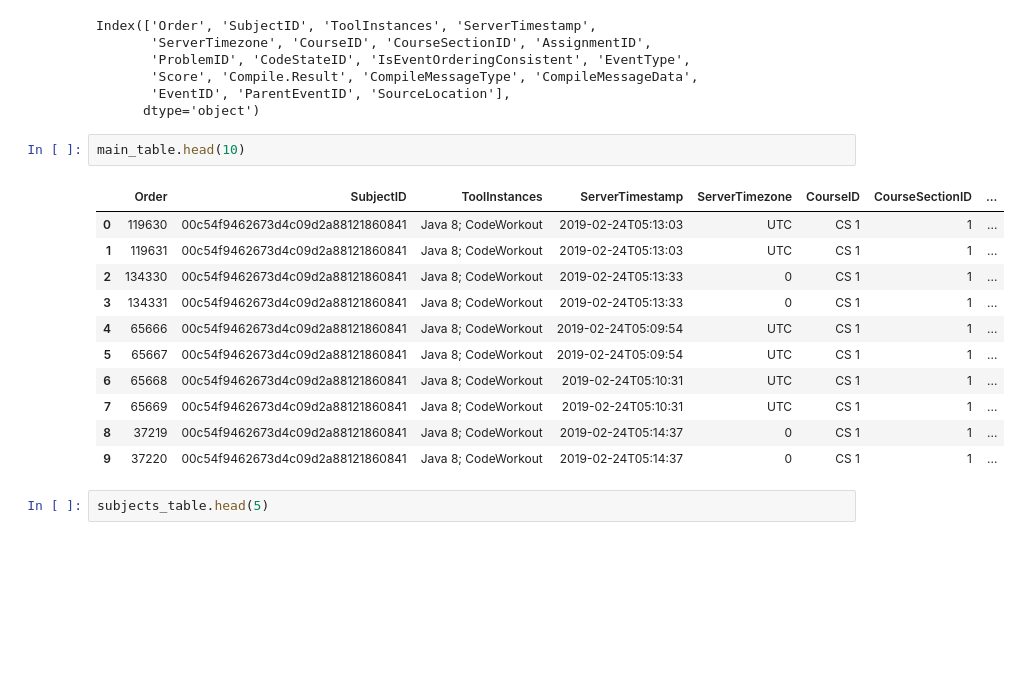
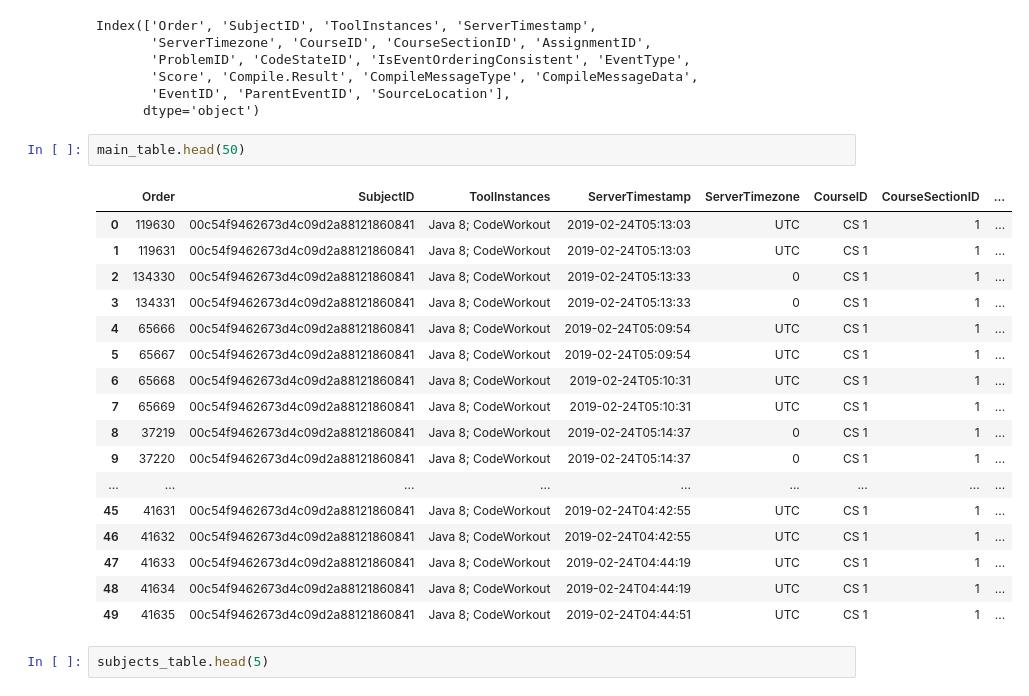
Before and after one commit to Khallina/EduData, a Jupyter notebook: eda.ipynb, the cells around one changed output. Saved outputs shown, nothing was run; the diff lists cells and outputs as text; blank space fills up the shorter version.

```diff
--- a/eda.ipynb
+++ b/eda.ipynb
@@ -15,19 +15,25 @@ Index(['Order', 'SubjectID', 'ToolInstances', 'ServerTimestamp',
        'EventID', 'ParentEventID', 'SourceLocation'],
       dtype='object')
 # %%
-main_table.head(10)
+main_table.head(50)
 # %% [output]
 |  | Order | SubjectID | ToolInstances | ServerTimestamp | ServerTimezone | CourseID | CourseSectionID | ... |
 | 0 | 119630 | 00c54f9462673d4c09d2a88121860841 | Java 8; CodeWorkout | 2019-02-24T05:13:03 | UTC | CS 1 | 1 | ... |
 | 1 | 119631 | 00c54f9462673d4c09d2a88121860841 | Java 8; CodeWorkout | 2019-02-24T05:13:03 | UTC | CS 1 | 1 | ... |
 | 2 | 134330 | 00c54f9462673d4c09d2a88121860841 | Java 8; CodeWorkout | 2019-02-24T05:13:33 | 0 | CS 1 | 1 | ... |
 | 3 | 134331 | 00c54f9462673d4c09d2a88121860841 | Java 8; CodeWorkout | 2019-02-24T05:13:33 | 0 | CS 1 | 1 | ... |
 | 4 | 65666 | 00c54f9462673d4c09d2a88121860841 | Java 8; CodeWorkout | 2019-02-24T05:09:54 | UTC | CS 1 | 1 | ... |
 | 5 | 65667 | 00c54f9462673d4c09d2a88121860841 | Java 8; CodeWorkout | 2019-02-24T05:09:54 | UTC | CS 1 | 1 | ... |
 | 6 | 65668 | 00c54f9462673d4c09d2a88121860841 | Java 8; CodeWorkout | 2019-02-24T05:10:31 | UTC | CS 1 | 1 | ... |
 | 7 | 65669 | 00c54f9462673d4c09d2a88121860841 | Java 8; CodeWorkout | 2019-02-24T05:10:31 | UTC | CS 1 | 1 | ... |
 | 8 | 37219 | 00c54f9462673d4c09d2a88121860841 | Java 8; CodeWorkout | 2019-02-24T05:14:37 | 0 | CS 1 | 1 | ... |
 | 9 | 37220 | 00c54f9462673d4c09d2a88121860841 | Java 8; CodeWorkout | 2019-02-24T05:14:37 | 0 | CS 1 | 1 | ... |
+| ... | ... | ... | ... | ... | ... | ... | ... | ... |
+| 45 | 41631 | 00c54f9462673d4c09d2a88121860841 | Java 8; CodeWorkout | 2019-02-24T04:42:55 | UTC | CS 1 | 1 | ... |
+| 46 | 41632 | 00c54f9462673d4c09d2a88121860841 | Java 8; CodeWorkout | 2019-02-24T04:42:55 | UTC | CS 1 | 1 | ... |
+| 47 | 41633 | 00c54f9462673d4c09d2a88121860841 | Java 8; CodeWorkout | 2019-02-24T04:44:19 | UTC | CS 1 | 1 | ... |
+| 48 | 41634 | 00c54f9462673d4c09d2a88121860841 | Java 8; CodeWorkout | 2019-02-24T04:44:19 | UTC | CS 1 | 1 | ... |
+| 49 | 41635 | 00c54f9462673d4c09d2a88121860841 | Java 8; CodeWorkout | 2019-02-24T04:44:51 | UTC | CS 1 | 1 | ... |
 # %%
 subjects_table.head(5)
 # %% [output]
```
Also changed, not shown: parts of 5 cells of this notebook, 1 other file.
